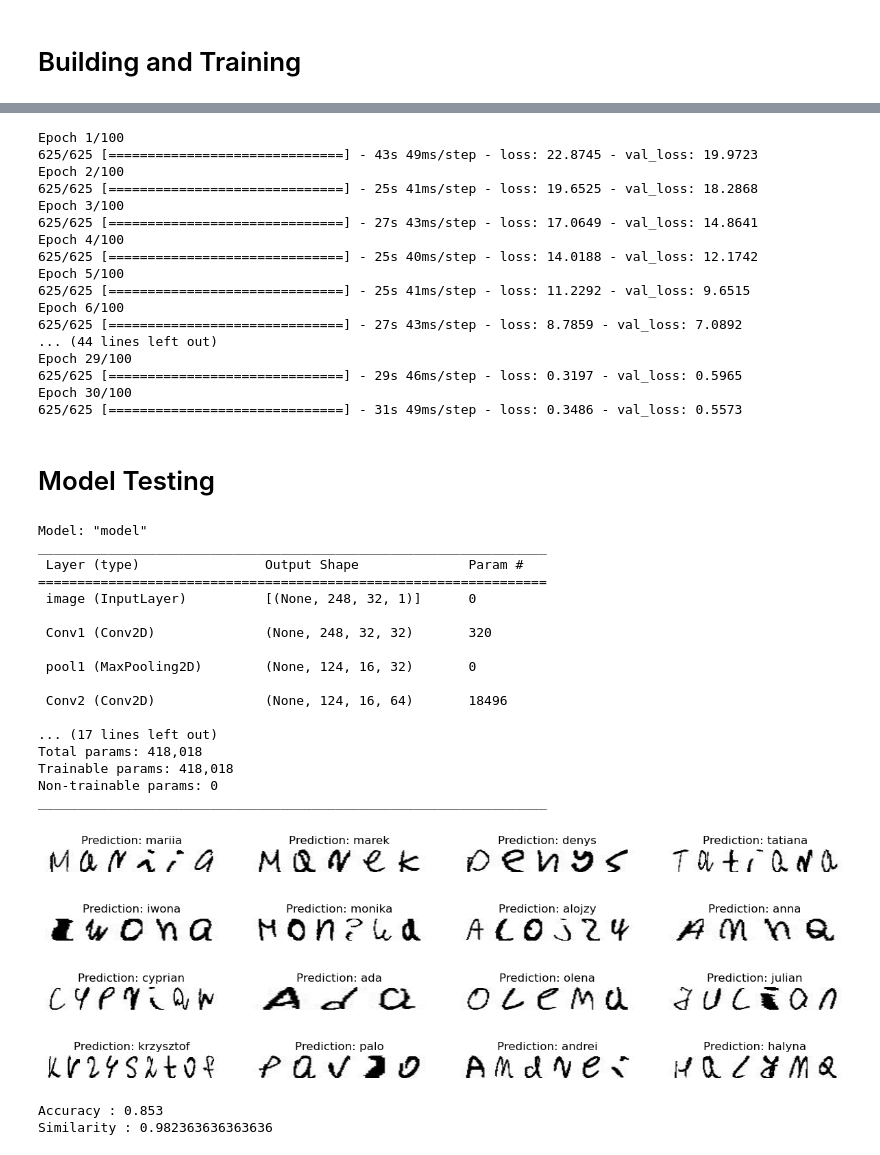
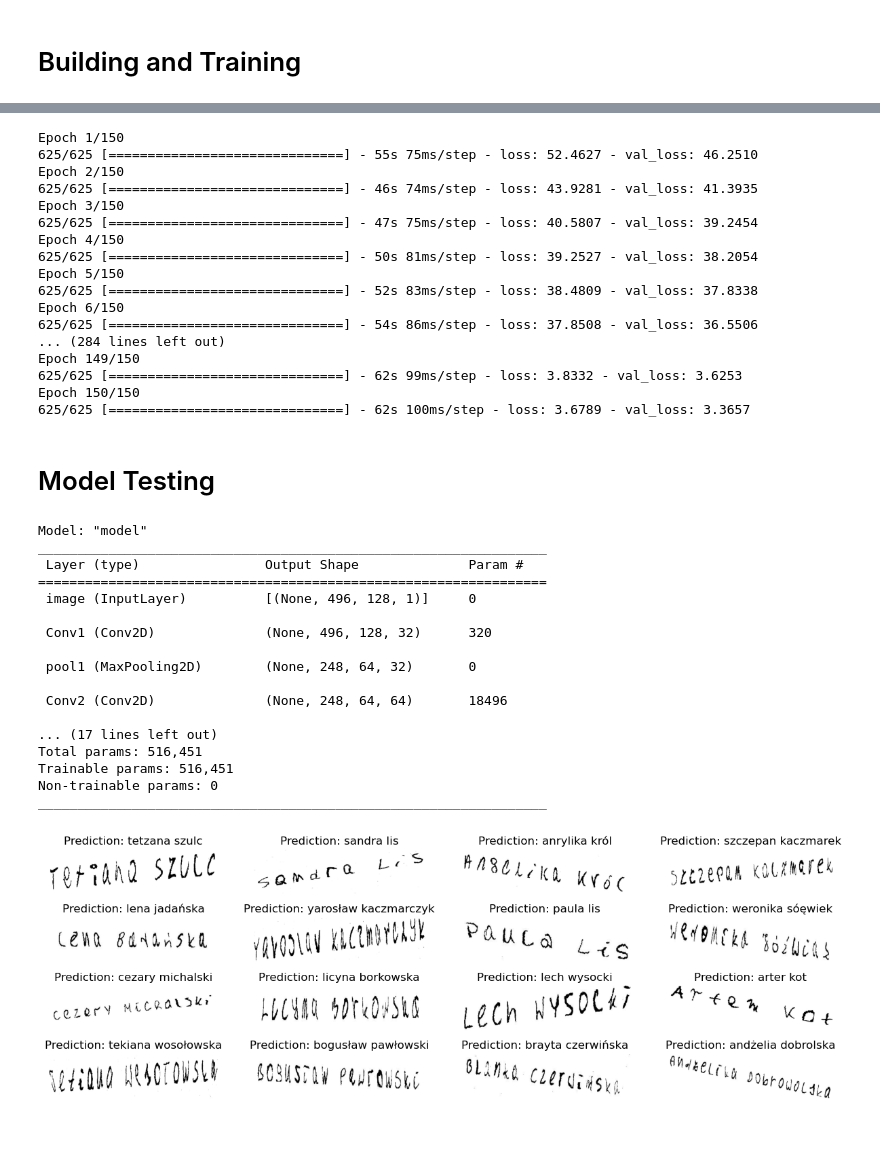
Before and after one commit to JanGorczynski/Embeded-Signature-Recognizer, a Jupyter notebook: Text_extraction.ipynb, the cells around one changed output, grey strips where cells are left out. Drawn from its saved outputs; the diff is of its cells as text; code cells hidden in the pictures.

```diff
--- a/Text_extraction.ipynb
+++ b/Text_extraction.ipynb
@@ -25,18 +41,20 @@ y_train = []
 x_test = []
 y_test = []
 # %%
+path = "NN_TRAIN/"
 for i in range(len(df_train)):
-    x_train.append(df_train.iloc[i]["Img_path_name"])
-    y_train.append(df_train.iloc[i]["Name"].lower())
+    x_train.append(path+f"img_{i}.jpg")
+    y_train.append(df_train.iloc[i]["Labels"].lower())
 # %%
+path = "NN_TEST/"
 for i in range(len(df_test)):
-    x_test.append(df_test.iloc[i]["Img_path_name"])
-    y_test.append(df_test.iloc[i]["Name"].lower())
+    x_test.append(path+f"img_{i}.jpg")
+    y_test.append(df_test.iloc[i]["Labels"].lower())
 # %% [markdown]
 # Data Preparation
 # %%
 characters = ['a', 'ą', 'b', 'c', 'ć', 'd', 'e', 'ę', 'f', 'g', 'h', 'i', 'j', 'k', 'l', 'ł',
-              'm', 'n', 'ń', 'o', 'ó', 'p', 'r', 's', 'ś', 't', 'u', 'w', 'y', 'z', 'ź', 'ż']
+              'm', 'n', 'ń', 'o', 'ó', 'p', 'r', 's', 'ś', 't', 'u', 'w', 'y', 'z', 'ź', 'ż',' ']
 batch_size = 16
 max_len = max([len(label) for label in y_train])
 # %%
@@ -256,42 +250,43 @@ ________________________________________________________________________________
 # %%
-epochs = 100
-early_stopping_patience = 10
+model1 = model1()
+epochs = 150
+early_stopping_patience = 25
 # Add early stopping
 early_stopping = keras.callbacks.EarlyStopping(
     monitor="val_loss", patience=early_stopping_patience, restore_best_weights=True
 )
 
 # Train the model
-history = model.fit(
+history = model1.fit(
     train_dataset,
     validation_data=validation_dataset,
     epochs=epochs,
     callbacks=[early_stopping],
 )
 # %% [output]
-Epoch 1/100
-625/625 [==============================] - 43s 49ms/step - loss: 22.8745 - val_loss: 19.9723
-Epoch 2/100
-625/625 [==============================] - 25s 41ms/step - loss: 19.6525 - val_loss: 18.2868
-Epoch 3/100
-625/625 [==============================] - 27s 43ms/step - loss: 17.0649 - val_loss: 14.8641
-Epoch 4/100
-625/625 [==============================] - 25s 40ms/step - loss: 14.0188 - val_loss: 12.1742
-Epoch 5/100
-625/625 [==============================] - 25s 41ms/step - loss: 11.2292 - val_loss: 9.6515
-Epoch 6/100
-625/625 [==============================] - 27s 43ms/step - loss: 8.7859 - val_loss: 7.0892
-... (44 lines left out)
-Epoch 29/100
-625/625 [==============================] - 29s 46ms/step - loss: 0.3197 - val_loss: 0.5965
-Epoch 30/100
-625/625 [==============================] - 31s 49ms/step - loss: 0.3486 - val_loss: 0.5573
+Epoch 1/150
+625/625 [==============================] - 55s 75ms/step - loss: 52.4627 - val_loss: 46.2510
+Epoch 2/150
+625/625 [==============================] - 46s 74ms/step - loss: 43.9281 - val_loss: 41.3935
+Epoch 3/150
+625/625 [==============================] - 47s 75ms/step - loss: 40.5807 - val_loss: 39.2454
+Epoch 4/150
+625/625 [==============================] - 50s 81ms/step - loss: 39.2527 - val_loss: 38.2054
+Epoch 5/150
+625/625 [==============================] - 52s 83ms/step - loss: 38.4809 - val_loss: 37.8338
+Epoch 6/150
+625/625 [==============================] - 54s 86ms/step - loss: 37.8508 - val_loss: 36.5506
+... (284 lines left out)
+Epoch 149/150
+625/625 [==============================] - 62s 99ms/step - loss: 3.8332 - val_loss: 3.6253
+Epoch 150/150
+625/625 [==============================] - 62s 100ms/step - loss: 3.6789 - val_loss: 3.3657
 # %% [markdown]
 # Model Testing
 # %%
 # Get the prediction model by extracting layers till the output layer
 prediction_model = keras.models.Model(
-    model.get_layer(name="image").input, model.get_layer(name="dense2").output
+    model1.get_layer(name="image").input, model1.get_layer(name="dense2").output
 )
 prediction_model.summary()
 
@@ -322,37 +317,37 @@ for batch in validation_dataset.take(1):
     pred_texts = decode_batch_predictions(preds)
     for i in range(len(pred_texts)):
         pred_texts[i]=pred_texts[i].replace("[UNK]","")
 
     orig_texts = []
     for label in batch_labels:
         label = tf.strings.reduce_join(num_to_char(label)).numpy().decode("utf-8")
         orig_texts.append(label)
 
     _, ax = plt.subplots(4, 4, figsize=(15, 5))
     for i in range(len(pred_texts)):
         img = (batch_images[i, :, :, 0] * 255).numpy().astype(np.uint8)
         img = img.T
         title = f"Prediction: {pred_texts[i]}"
         ax[i // 4, i % 4].imshow(img, cmap="gray")
         ax[i // 4, i % 4].set_title(title)
         ax[i // 4, i % 4].axis("off")
 plt.show()
 # %% [output]
 Model: "model"
 _________________________________________________________________
  Layer (type)                Output Shape              Param #
 =================================================================
- image (InputLayer)          [(None, 248, 32, 1)]      0
+ image (InputLayer)          [(None, 496, 128, 1)]     0
 
- Conv1 (Conv2D)              (None, 248, 32, 32)       320
+ Conv1 (Conv2D)              (None, 496, 128, 32)      320
 
- pool1 (MaxPooling2D)        (None, 124, 16, 32)       0
+ pool1 (MaxPooling2D)        (None, 248, 64, 32)       0
 
- Conv2 (Conv2D)              (None, 124, 16, 64)       18496
+ Conv2 (Conv2D)              (None, 248, 64, 64)       18496
 
 ... (17 lines left out)
-Total params: 418,018
-Trainable params: 418,018
+Total params: 516,451
+Trainable params: 516,451
 Non-trainable params: 0
 _________________________________________________________________
-[figure, old version]
+[figure, new version]
@@ -382,6 +353,0 @@ similarity = similarity/len(y_test)
-# %%
-print("Accuracy :",acc)
-print("Similarity :",similarity)
-# %% [output]
-Accuracy : 0.853
-Similarity : 0.982363636363636
```
Also changed, not shown: parts of 13 cells of this notebook, 3 other files.
